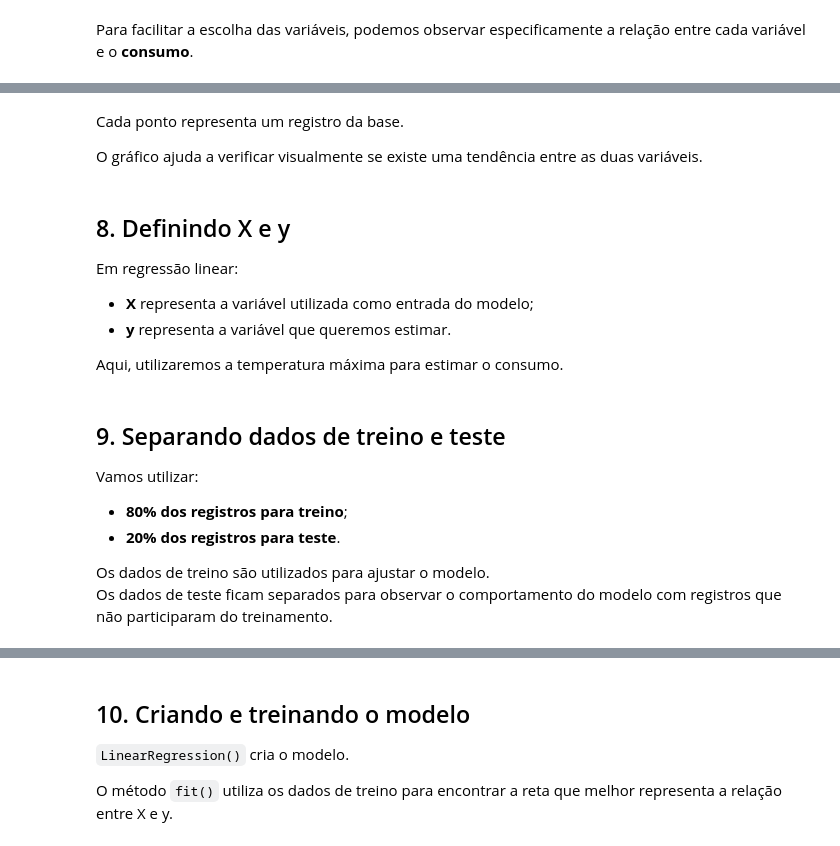
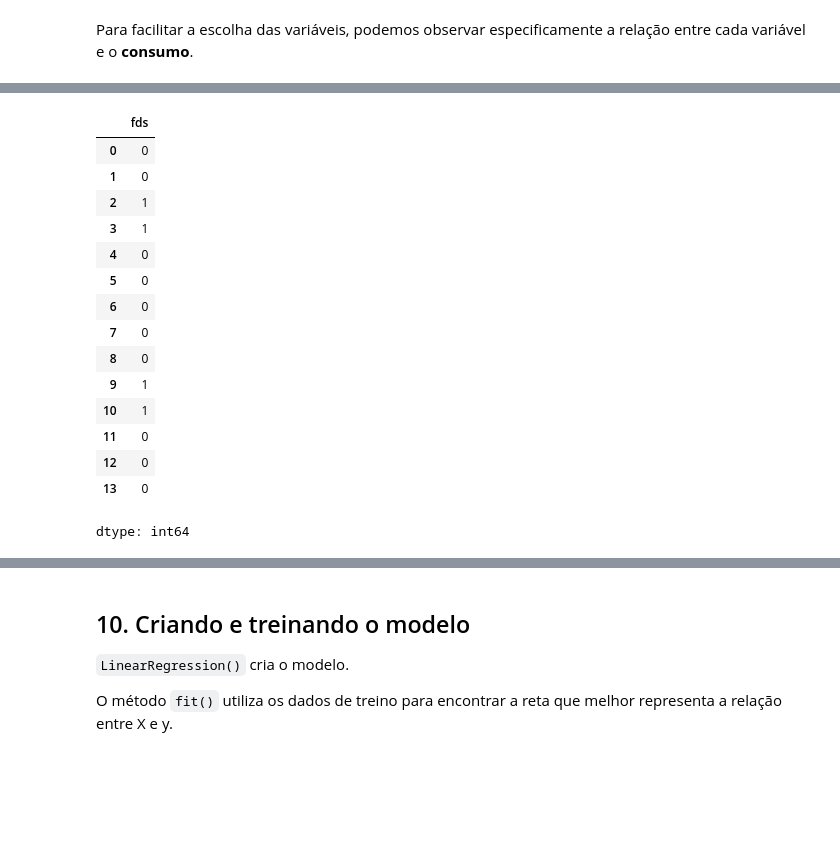
Before and after one commit to prof-atritiack/1CC-MLAM-regressao-linear-CP2-2sem, a Jupyter notebook: Exemplo_Aula_07_1CCPJ.ipynb, the cells around one changed output, grey strips where cells are left out. Drawn from its saved outputs; the diff is of its cells as text; code cells hidden in the pictures; blank space fills up the shorter version.

```diff
--- a/Exemplo_Aula_07_1CCPJ.ipynb
+++ b/Exemplo_Aula_07_1CCPJ.ipynb
@@ -161,13 +150,0 @@ plt.show()
-# %% [markdown]
-Cada ponto representa um registro da base.
-
-O gráfico ajuda a verificar visualmente se existe uma tendência entre as duas variáveis.
-# %% [markdown]
-## 8. Definindo X e y
-
-Em regressão linear:
-
-- **X** representa a variável utilizada como entrada do modelo;
-- **y** representa a variável que queremos estimar.
-
-Aqui, utilizaremos a temperatura máxima para estimar o consumo.
@@ -183,10 +151,19 @@ display(y.head())
-# %% [markdown]
-## 9. Separando dados de treino e teste
-
-Vamos utilizar:
-
-- **80% dos registros para treino**;
-- **20% dos registros para teste**.
-
-Os dados de treino são utilizados para ajustar o modelo.
-Os dados de teste ficam separados para observar o comportamento do modelo com registros que não participaram do treinamento.
+# %%
+dados_numericos['fds'].head(14)
+# %% [output]
+|  | fds |
+| 0 | 0 |
+| 1 | 0 |
+| 2 | 1 |
+| 3 | 1 |
+| 4 | 0 |
+| 5 | 0 |
+| 6 | 0 |
+| 7 | 0 |
+| 8 | 0 |
+| 9 | 1 |
+| 10 | 1 |
+| 11 | 0 |
+| 12 | 0 |
+| 13 | 0 |
+dtype: int64
```
Also changed, not shown: parts of 35 cells of this notebook.
